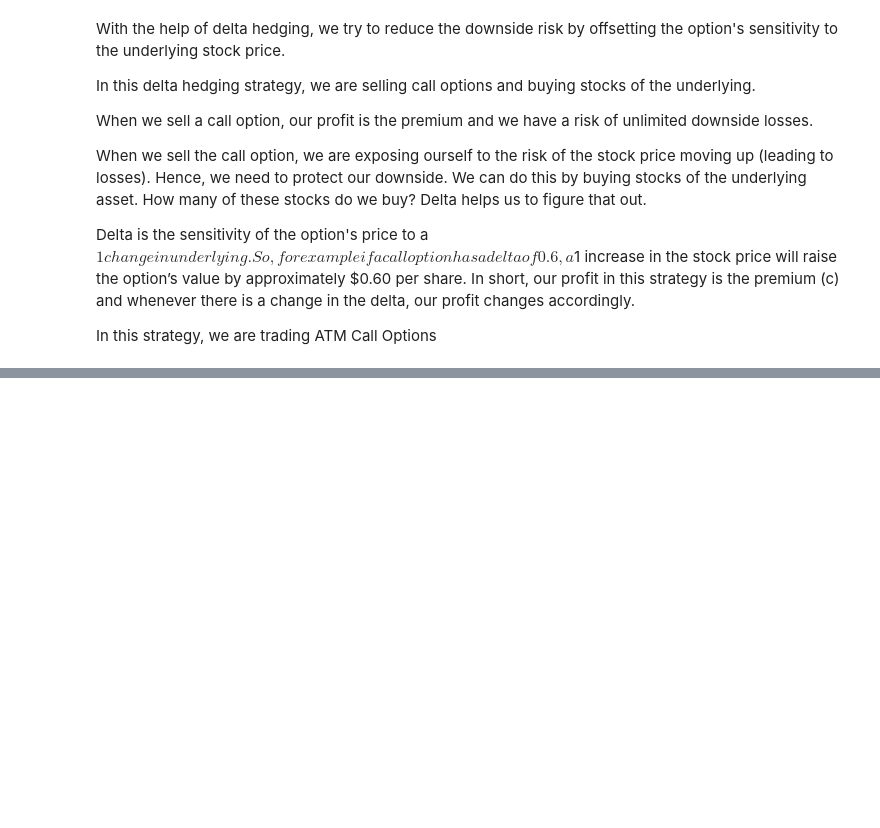
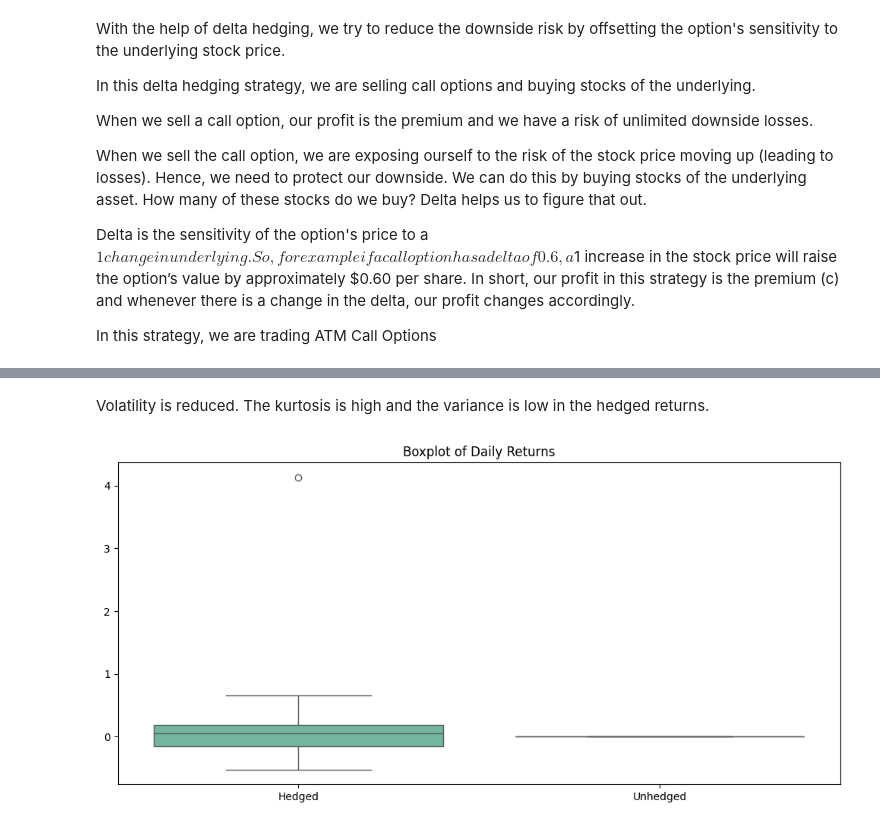
Before and after one commit to AayushKhandekar/Mini-Projects, a Jupyter notebook: Pricing and Risk Analysis of Equity Options Using the Black-Scholes Model and Option Greeks/main.ipynb, the cells around one changed output, grey strips where cells are left out. Cells and saved outputs as stored; diff of their text form; code cells hidden in the pictures; blank space fills up the shorter version.

```diff
--- a/Pricing and Risk Analysis of Equity Options Using the Black-Scholes Model and Option Greeks/main.ipynb
+++ b/Pricing and Risk Analysis of Equity Options Using the Black-Scholes Model and Option Greeks/main.ipynb
@@ -320,0 +486,11 @@ backtest_data = yf.download('NVDA', start='2023-07-01', end='2024-07-01')['Close
+# %% [markdown]
+Volatility is reduced. The kurtosis is high and the variance is low in the hedged returns.
+# %%
+plt.figure(figsize=(10, 5))
+sns.boxplot(data=[risk['HedgedReturns'], risk['UnhedgedReturns']], palette='Set2')
+plt.xticks([0, 1], ['Hedged', 'Unhedged'])
+plt.title('Boxplot of Daily Returns')
+plt.tight_layout()
+plt.show()
+# %% [output]
+[figure, added]
```
Also changed, not shown: parts of 14 cells of this notebook.
